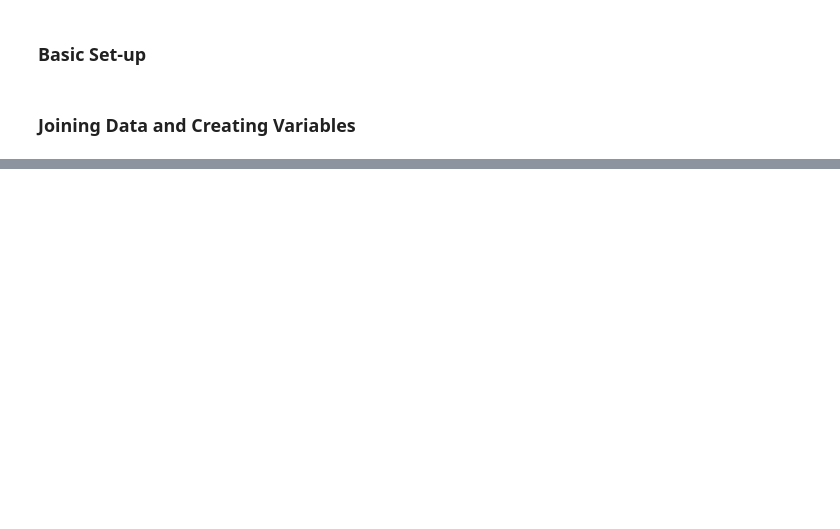
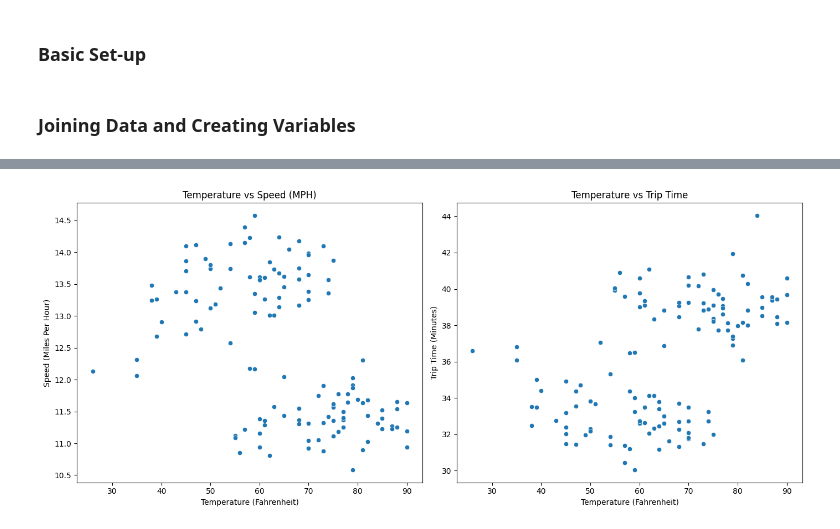
Before and after one commit to mfalcioni1/analysis-projects, a Jupyter notebook: bike-trips/analysis.ipynb, the cells around one changed output, grey strips where cells are left out. Drawn from its saved outputs; the diff is of its cells as text; code cells hidden in the pictures; blank space fills up the shorter version.

```diff
--- a/bike-trips/analysis.ipynb
+++ b/bike-trips/analysis.ipynb
@@ -77,0 +124,22 @@ plt.show()
+# %%
+plt.figure(figsize=(14, 6))
+
+# Temperature vs Speed (MPH)
+plt.subplot(1, 2, 1)
+sns.scatterplot(x='temperature_f', y='speed_mph', data=trips_data)
+plt.title('Temperature vs Speed (MPH)')
+plt.xlabel('Temperature (Fahrenheit)')
+plt.ylabel('Speed (Miles Per Hour)')
+
+# Temperature vs Trip Time
+plt.subplot(1, 2, 2)
+trips_data['time_minutes'] = trips_data['time_seconds'] / 60  # Convert to minutes to make it more readable
+sns.scatterplot(x='temperature_f', y='time_minutes', data=trips_data)
+plt.title('Temperature vs Trip Time')
+plt.xlabel('Temperature (Fahrenheit)')
+plt.ylabel('Trip Time (Minutes)')
+
+plt.tight_layout()
+plt.show()
+# %% [output]
+[figure, added]
```
Also changed, not shown: parts of 26 cells of this notebook, 1 other file.
